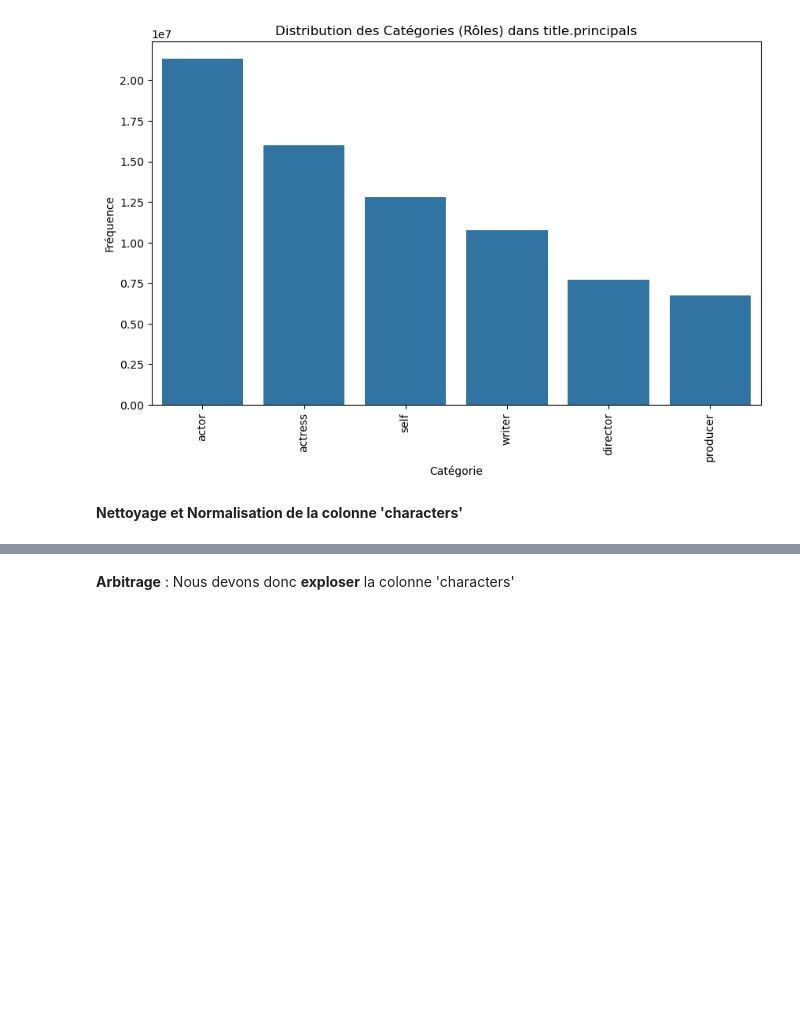
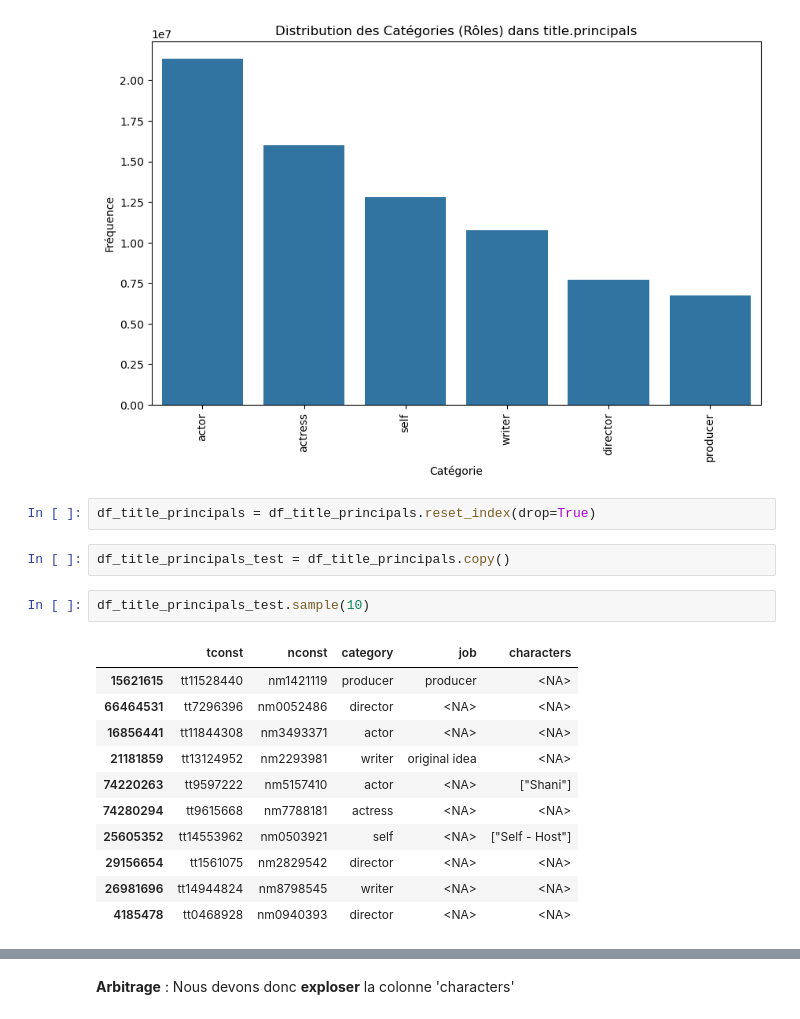
Before and after one commit to jpvt-data/AlgoCinema, a Jupyter notebook: exploration/exploration_title_principal.ipynb, the cells around one changed output, grey strips where cells are left out. Cells and saved outputs as stored; diff of their text form; blank space fills up the shorter version.

```diff
--- a/exploration/exploration_title_principal.ipynb
+++ b/exploration/exploration_title_principal.ipynb
@@ -217,5 +205,21 @@ plt.ylabel('Fréquence')
 plt.show()
 # %% [output]
 [figure]
-# %% [markdown]
-**Nettoyage et Normalisation de la colonne 'characters'**
+# %%
+df_title_principals = df_title_principals.reset_index(drop=True)
+# %%
+df_title_principals_test = df_title_principals.copy()
+# %%
+df_title_principals_test.sample(10)
+# %% [output]
+|  | tconst | nconst | category | job | characters |
+| 15621615 | tt11528440 | nm1421119 | producer | producer | <NA> |
+| 66464531 | tt7296396 | nm0052486 | director | <NA> | <NA> |
+| 16856441 | tt11844308 | nm3493371 | actor | <NA> | <NA> |
+| 21181859 | tt13124952 | nm2293981 | writer | original idea | <NA> |
+| 74220263 | tt9597222 | nm5157410 | actor | <NA> | ["Shani"] |
+| 74280294 | tt9615668 | nm7788181 | actress | <NA> | <NA> |
+| 25605352 | tt14553962 | nm0503921 | self | <NA> | ["Self - Host"] |
+| 29156654 | tt1561075 | nm2829542 | director | <NA> | <NA> |
+| 26981696 | tt14944824 | nm8798545 | writer | <NA> | <NA> |
+| 4185478 | tt0468928 | nm0940393 | director | <NA> | <NA> |
```
Also changed, not shown: parts of 21 cells of this notebook, 2 other files.
